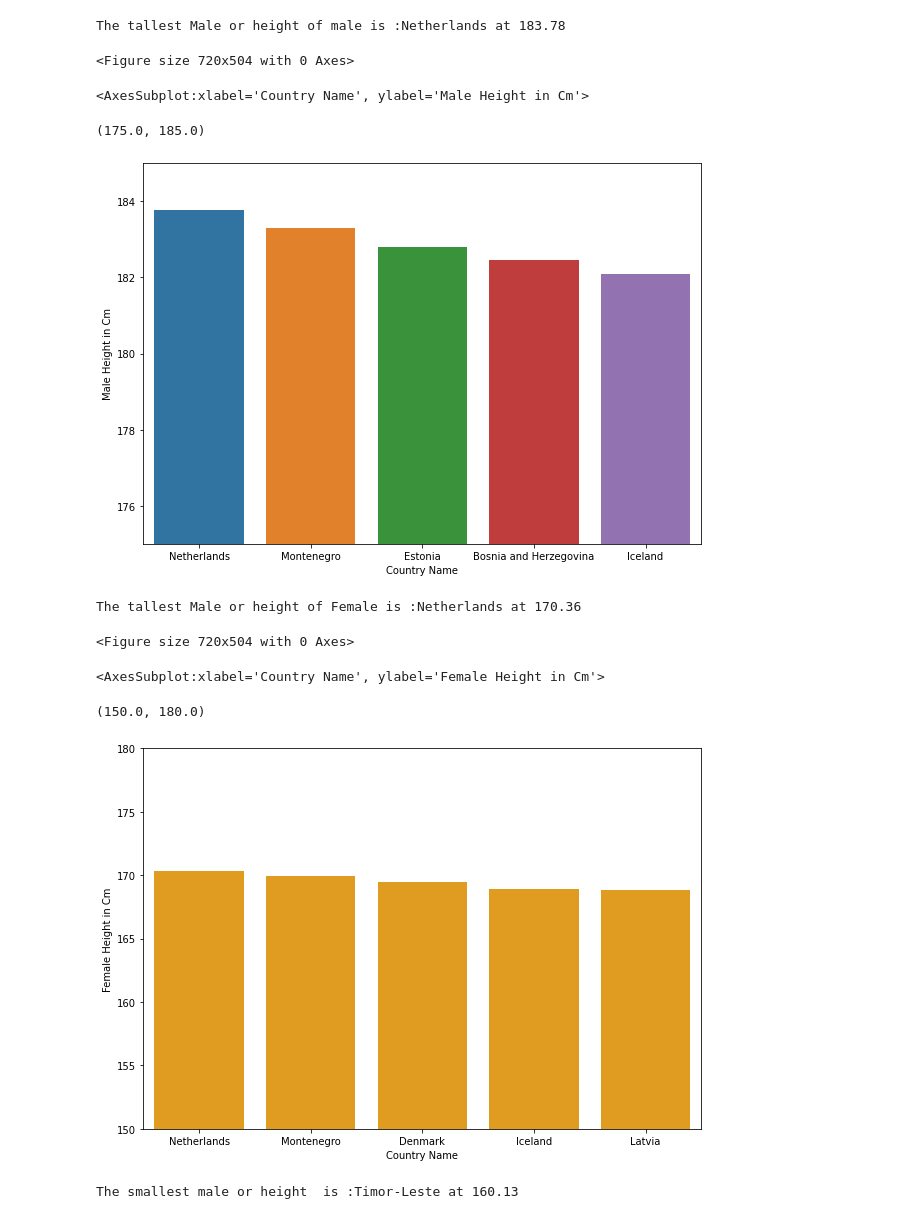
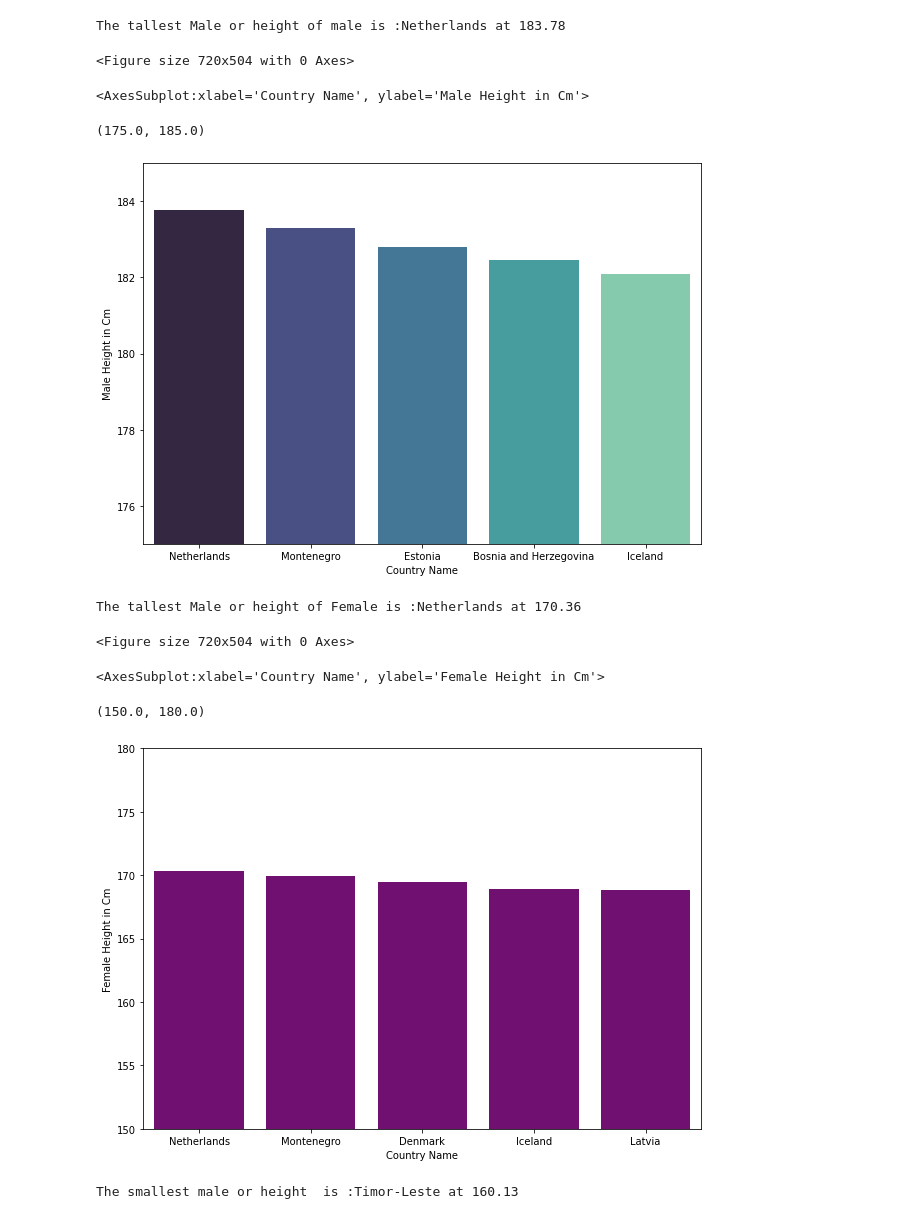
Before and after one commit to YadavAkshay1995/Datascience, a Jupyter notebook: Height of Male and Female.ipynb, the cells around one changed output. Cells and saved outputs as stored; diff of their text form; code cells hidden in the pictures.

Commit message:
Add files via upload
Dataset have height of Male/Female of Different countries so finding out which country has Tallest and Shortest Male & Female.

```diff
--- a/Height of Male and Female.ipynb
+++ b/Height of Male and Female.ipynb
@@ -148,15 +157,15 @@ The tallest Male or height of male is :Netherlands at 183.78
 # %%
 # Visulaiization for male_height
 plt.figure(figsize=(10,7))
 
 top_height = df.sort_values('Male Height in Cm',ascending=False).head()
-sns.barplot(x='Country Name',y = df['Male Height in Cm'],data = top_height)
+sns.barplot(x='Country Name',y = df['Male Height in Cm'],data = top_height,palette="mako")
 plt.ylim(ymax=185,ymin=175)
 # %% [output]
 <Figure size 720x504 with 0 Axes>
 <AxesSubplot:xlabel='Country Name', ylabel='Male Height in Cm'>
 (175.0, 185.0)
-[figure, old version]
+[figure, new version]
 # %%
 #Find tallest Fale per country
 max_value_female=df["Female Height in Cm"].idxmax()
@@ -168,13 +177,13 @@ The tallest Male or height of Female is :Netherlands at 170.36
 # Visulaiization for female_height
 plt.figure(figsize=(10,7))
 top_height_female = df.sort_values('Female Height in Cm',ascending=False).head()
-sns.barplot(x='Country Name',y = df['Female Height in Cm'],data = top_height_female,color = 'orange')
+sns.barplot(x='Country Name',y = df['Female Height in Cm'],data = top_height_female,color = 'purple')
 plt.ylim(ymax=180,ymin=150)
 # %% [output]
 <Figure size 720x504 with 0 Axes>
 <AxesSubplot:xlabel='Country Name', ylabel='Female Height in Cm'>
 (150.0, 180.0)
-[figure, old version]
+[figure, new version]
 # %%
 # find smallest male per country
 min_value_male = df['Male Height in Cm'].idxmin()
```
Also changed, not shown: parts of 17 cells of this notebook.
